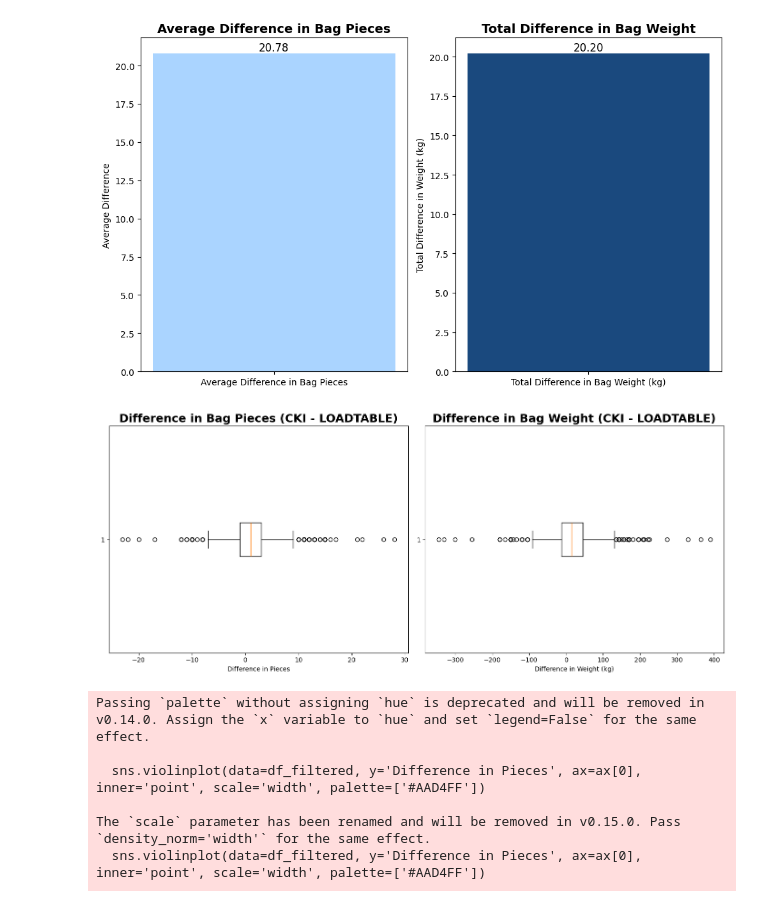
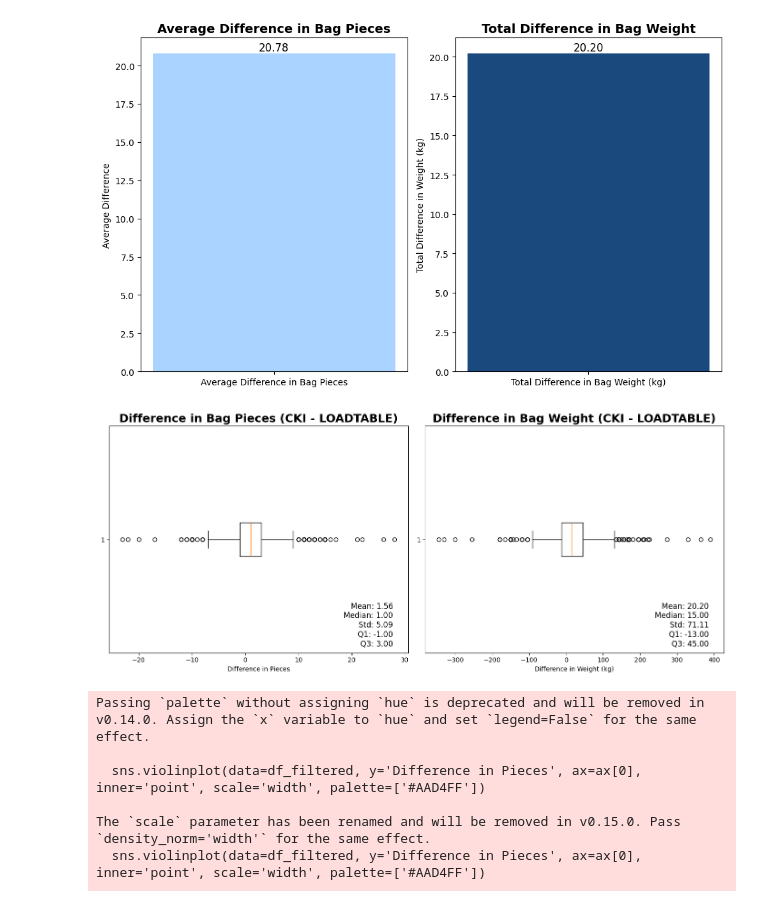
Before and after one commit to aref-hasan/aircraft_load, a Jupyter notebook: visualization/baggage_analysis.ipynb, the cells around one changed output. Saved outputs shown, nothing was run; the diff lists cells and outputs as text; code cells hidden in the pictures.

Commit message:
changed boxplot visualization

```diff
--- a/visualization/baggage_analysis.ipynb
+++ b/visualization/baggage_analysis.ipynb
@@ -166,41 +166,56 @@ plt.show()
 # %%
 file_path = '../data_engineering/niks_data_mata/RampFinalAction/filtered_loadtable_baggage_data_MNOP_new.csv'
 df = pd.read_csv(file_path)
 
-# convert weight strings to numerical values (assuming weights are in 'XX.XX KG' format)
+# Gewicht-Strings in numerische Werte umwandeln (angenommen, die Gewichte sind im 'XX.XX KG'-Format)
 df['loadtable_bag_weight_kg'] = df['loadtable_bag_weight'].str.extract('(\d+.\d+)').astype(float)
 df['cki_bag_weight_kg'] = df['cki_bag_weight'].str.extract('(\d+.\d+)').astype(float)
 
-# calculate the differences
+# Unterschiede berechnen
 df['diff_bag_pieces'] = df['cki_bag_pieces'] - df['loadtable_bag_pieces']
 df['diff_bag_weight'] = df['cki_bag_weight_kg'] - df['loadtable_bag_weight_kg']
 
-# apply more stringent filtering criteria for weight differences
-# assuming a maximum reasonable difference might be 1000 kg for operational data
+# Strengere Filterkriterien für Gewichtsunterschiede anwenden
 max_reasonable_difference = 1000
-df_filtered = df[(df['diff_bag_pieces'].abs() <= 30) &  # updating to more reasonable number for piece differences if needed
+df_filtered = df[(df['diff_bag_pieces'].abs() <= 30) &  # Aktualisierung auf eine angemessenere Zahl für Stückunterschiede, falls erforderlich
                  (df['diff_bag_weight'].abs() <= max_reasonable_difference)]
 
-# plotting the differences using boxplots after filtering extreme values
+# Statistiken berechnen
+bag_pieces_stats = df_filtered['diff_bag_pieces'].describe()
+bag_weight_stats = df_filtered['diff_bag_weight'].describe()
+
+# Unterschiede mit Boxplots nach dem Filtern extremer Werte plotten
 fig, ax = plt.subplots(1, 2, figsize=(14, 6))
 
-# boxplot for the difference in bag pieces
+# Boxplot für den Unterschied in der Anzahl der Gepäckstücke
 ax[0].boxplot(df_filtered['diff_bag_pieces'].dropna(), vert=False)
-ax[0].set_title('Difference in Bag Pieces (CKI - LOADTABLE)', fontsize = 18, fontweight = "bold")
+ax[0].set_title('Difference in Bag Pieces (CKI - LOADTABLE)', fontsize=18, fontweight="bold")
 ax[0].set_xlabel('Difference in Pieces')
+ax[0].text(0.95, 0.02, f'Mean: {bag_pieces_stats["mean"]:.2f}\n'
+                       f'Median: {bag_pieces_stats["50%"]:.2f}\n'
+                       f'Std: {bag_pieces_stats["std"]:.2f}\n'
+                       f'Q1: {bag_pieces_stats["25%"]:.2f}\n'
+                       f'Q3: {bag_pieces_stats["75%"]:.2f}',
+           transform=ax[0].transAxes, fontsize=12,
+           verticalalignment='bottom', horizontalalignment='right')
 
-# boxplot for the difference in bag weight
+# Boxplot für den Unterschied im Gepäckgewicht
 ax[1].boxplot(df_filtered['diff_bag_weight'].dropna(), vert=False)
-ax[1].set_title('Difference in Bag Weight (CKI - LOADTABLE)', fontsize = 18, fontweight = "bold")
+ax[1].set_title('Difference in Bag Weight (CKI - LOADTABLE)', fontsize=18, fontweight="bold")
 ax[1].set_xlabel('Difference in Weight (kg)')
+ax[1].text(0.95, 0.02, f'Mean: {bag_weight_stats["mean"]:.2f}\n'
+                       f'Median: {bag_weight_stats["50%"]:.2f}\n'
+                       f'Std: {bag_weight_stats["std"]:.2f}\n'
+                       f'Q1: {bag_weight_stats["25%"]:.2f}\n'
+                       f'Q3: {bag_weight_stats["75%"]:.2f}',
+           transform=ax[1].transAxes, fontsize=12,
+           verticalalignment='bottom', horizontalalignment='right')
 
 plt.tight_layout()
-
 plt.savefig('./graphics/bag_boxplots.svg')
-
 plt.show()
 # %% [output]
-[figure, old version]
+[figure, new version]
 # %%
 # load the data
 file_path = '../data_engineering/niks_data_mata/RampFinalAction/filtered_loadtable_baggage_data_MNOP_new.csv'
```
Also changed, not shown: 1 other file.
